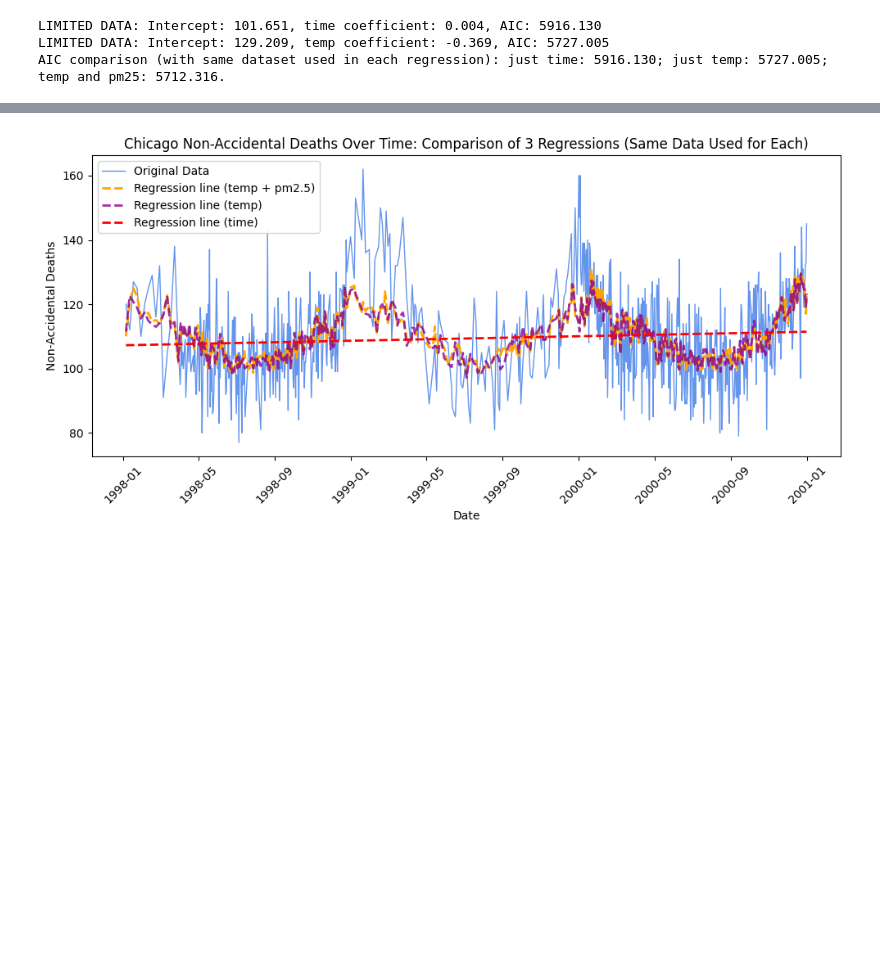
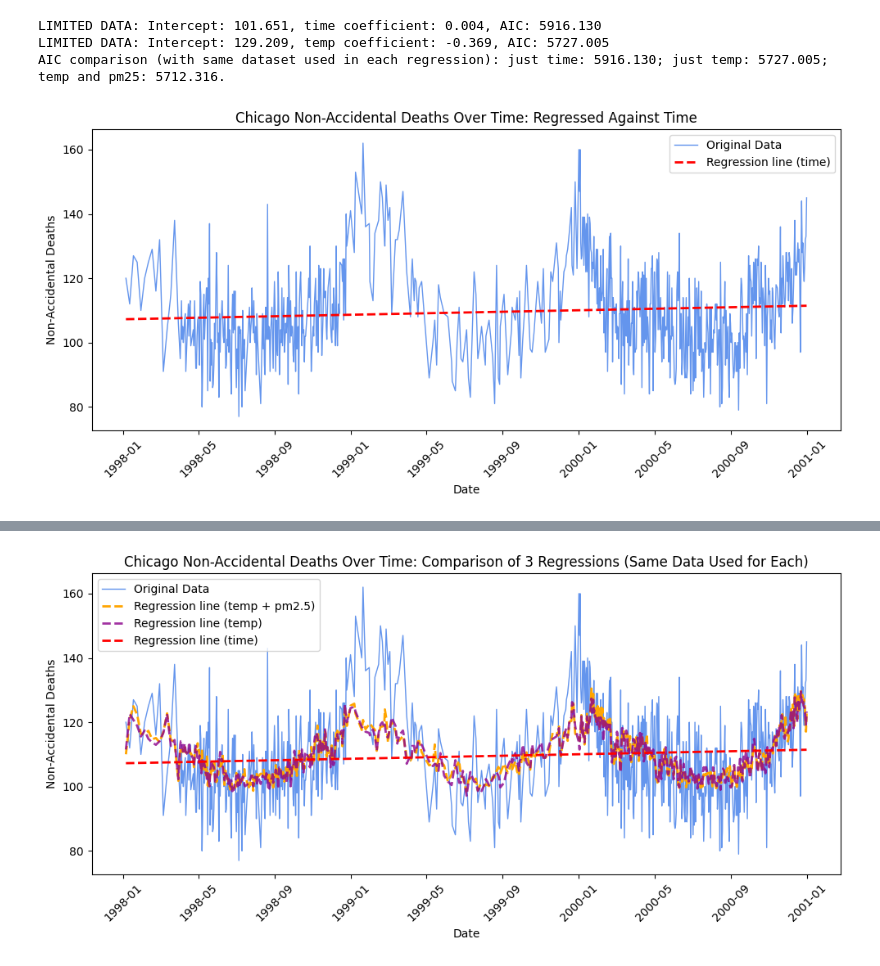
Before and after one commit to BEE4850-SP25/hw05-mcallen14, a Jupyter notebook: hw05.ipynb, the cells around one changed output, grey strips where cells are left out. Saved outputs shown, nothing was run; the diff lists cells and outputs as text; code cells hidden in the pictures; blank space fills up the shorter version.

```diff
--- a/hw05.ipynb
+++ b/hw05.ipynb
@@ -796,3 +810,19 @@ print(f'AIC comparison (with same dataset used in each regression): just time: {
 LIMITED DATA: Intercept: 101.651, time coefficient: 0.004, AIC: 5916.130
 LIMITED DATA: Intercept: 129.209, temp coefficient: -0.369, AIC: 5727.005
 AIC comparison (with same dataset used in each regression): just time: 5916.130; just temp: 5727.005; temp and pm25: 5712.316.
+# %%
+# Add the regression line to your plot
+plt.figure(figsize=(10, 5))
+plt.plot(regression_data["Date"], regression_data["death"], linewidth=1, color = 'cornflowerblue', label='Original Data')
+# deaths = b_0 + b_1 * time
+reg_line = int_time + coef_time*regression_data['time']
+plt.plot(regression_data["Date"], reg_line, linewidth=2, linestyle='--', color = 'red', label = 'Regression line (time)')
+plt.xlabel("Date")
+plt.ylabel("Non-Accidental Deaths")
+plt.title("Chicago Non-Accidental Deaths Over Time: Regressed Against Time")
+plt.xticks(rotation=45)
+plt.legend()
+plt.tight_layout()
+plt.show()
+# %% [output]
+[figure, added]
```
Also changed, not shown: parts of 4 cells of this notebook, 2 other files.
